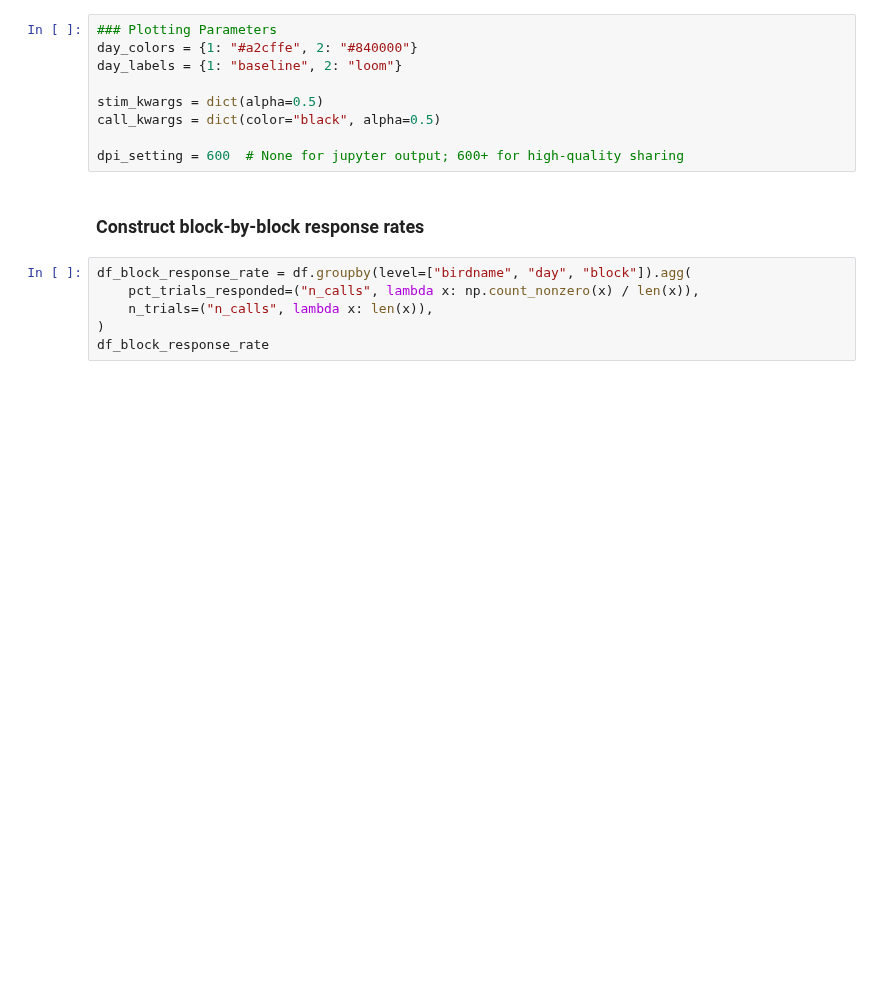
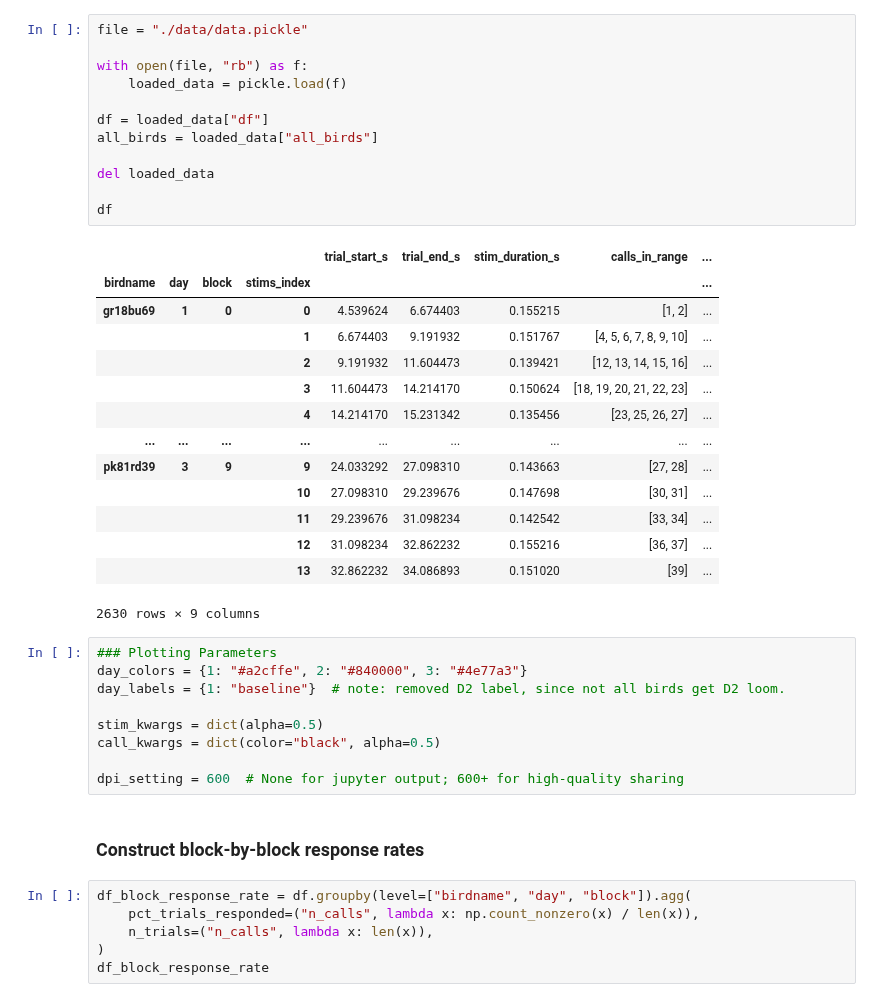
Before and after one commit to cirorandazzo/callback-analysis, a Jupyter notebook: callbacks.ipynb, the cells around one changed output. Drawn from its saved outputs; the diff is of its cells as text; blank space fills up the shorter version.

```diff
--- a/callbacks.ipynb
+++ b/callbacks.ipynb
@@ -119,7 +34,34 @@ df
+# %%
+file = "./data/data.pickle"
+
+with open(file, "rb") as f:
+    loaded_data = pickle.load(f)
+
+df = loaded_data["df"]
+all_birds = loaded_data["all_birds"]
+
+del loaded_data
+
+df
+# %% [output]
+|  |  |  |  | trial_start_s | trial_end_s | stim_duration_s | calls_in_range | ... |
+| birdname | day | block | stims_index |  |  |  |  | ... |
+| gr18bu69 | 1 | 0 | 0 | 4.539624 | 6.674403 | 0.155215 | [1, 2] | ... |
+|  |  |  | 1 | 6.674403 | 9.191932 | 0.151767 | [4, 5, 6, 7, 8, 9, 10] | ... |
+|  |  |  | 2 | 9.191932 | 11.604473 | 0.139421 | [12, 13, 14, 15, 16] | ... |
+|  |  |  | 3 | 11.604473 | 14.214170 | 0.150624 | [18, 19, 20, 21, 22, 23] | ... |
+|  |  |  | 4 | 14.214170 | 15.231342 | 0.135456 | [23, 25, 26, 27] | ... |
+| ... | ... | ... | ... | ... | ... | ... | ... | ... |
+| pk81rd39 | 3 | 9 | 9 | 24.033292 | 27.098310 | 0.143663 | [27, 28] | ... |
+|  |  |  | 10 | 27.098310 | 29.239676 | 0.147698 | [30, 31] | ... |
+|  |  |  | 11 | 29.239676 | 31.098234 | 0.142542 | [33, 34] | ... |
+|  |  |  | 12 | 31.098234 | 32.862232 | 0.155216 | [36, 37] | ... |
+|  |  |  | 13 | 32.862232 | 34.086893 | 0.151020 | [39] | ... |
+2630 rows × 9 columns
 # %%
 ### Plotting Parameters
-day_colors = {1: "#a2cffe", 2: "#840000"}
-day_labels = {1: "baseline", 2: "loom"}
+day_colors = {1: "#a2cffe", 2: "#840000", 3: "#4e77a3"}
+day_labels = {1: "baseline"}  # note: removed D2 label, since not all birds get D2 loom.
 
 stim_kwargs = dict(alpha=0.5)
 call_kwargs = dict(color="black", alpha=0.5)
```
Also changed, not shown: parts of 29 cells of this notebook, 4 other files.
